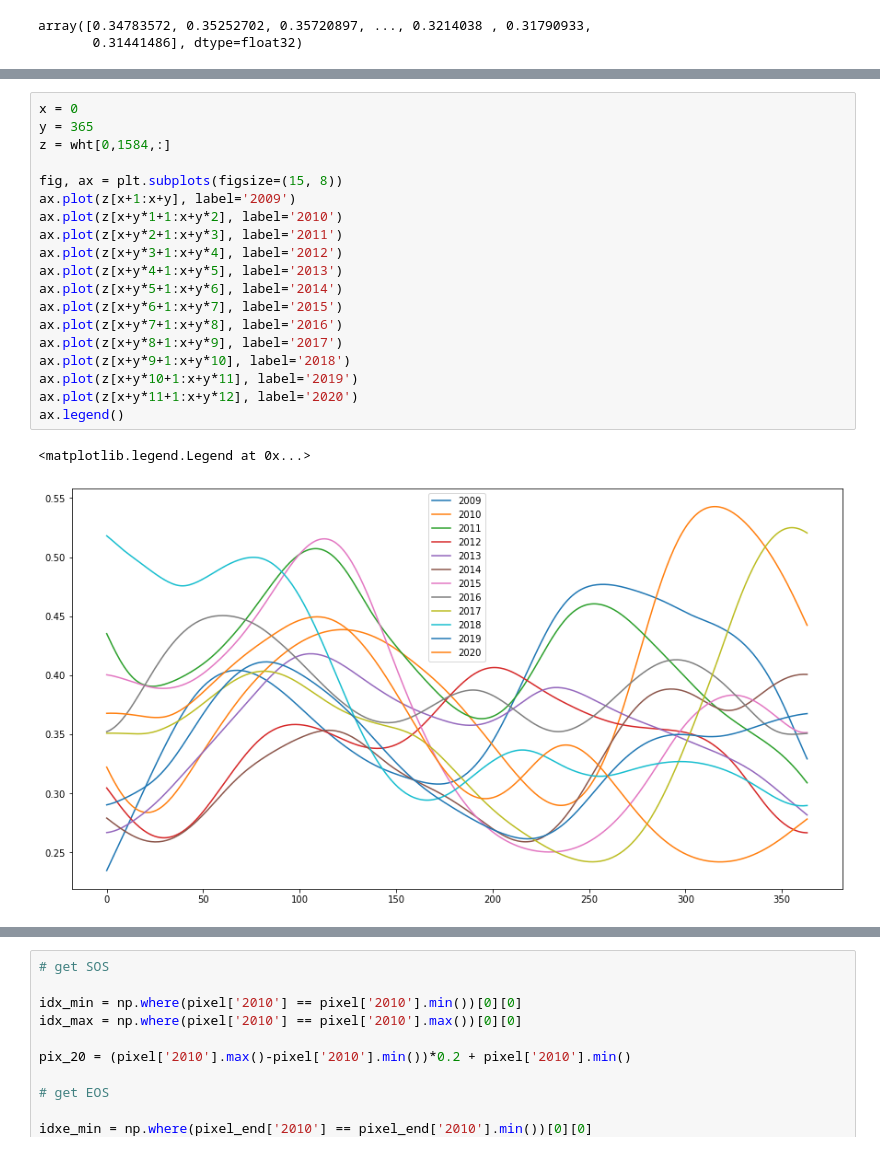
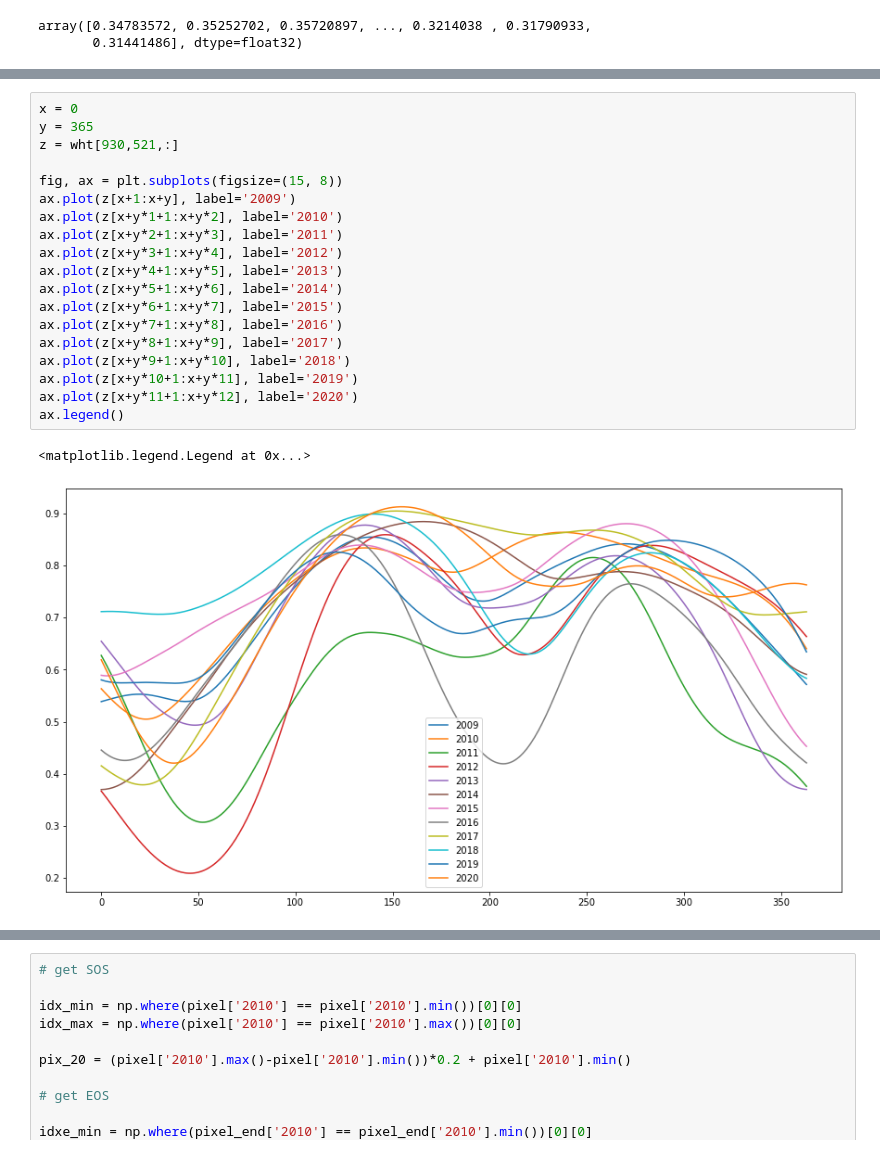
Before and after one commit to satlawa/proj_time_series_analysis, a Jupyter notebook: analyse.ipynb, the cells around one changed output, grey strips where cells are left out. Saved outputs shown, nothing was run; the diff lists cells and outputs as text.

```diff
--- a/analyse.ipynb
+++ b/analyse.ipynb
@@ -35,25 +38,25 @@ ax.legend()
 # %%
 x = 0
 y = 365
-z = wht[0,1584,:]
+z = wht[930,521,:]
 
 fig, ax = plt.subplots(figsize=(15, 8))
 ax.plot(z[x+1:x+y], label='2009')
 ax.plot(z[x+y*1+1:x+y*2], label='2010')
 ax.plot(z[x+y*2+1:x+y*3], label='2011')
 ax.plot(z[x+y*3+1:x+y*4], label='2012')
 ax.plot(z[x+y*4+1:x+y*5], label='2013')
 ax.plot(z[x+y*5+1:x+y*6], label='2014')
 ax.plot(z[x+y*6+1:x+y*7], label='2015')
 ax.plot(z[x+y*7+1:x+y*8], label='2016')
 ax.plot(z[x+y*8+1:x+y*9], label='2017')
 ax.plot(z[x+y*9+1:x+y*10], label='2018')
 ax.plot(z[x+y*10+1:x+y*11], label='2019')
 ax.plot(z[x+y*11+1:x+y*12], label='2020')
 ax.legend()
 # %% [output]
 <matplotlib.legend.Legend at 0x...>
-[figure, old version]
+[figure, new version]
 # %%
 # plot time series of pixel
 fig, ax = plt.subplots(figsize=(15, 8))
```
Also changed, not shown: parts of 55 cells of this notebook.
